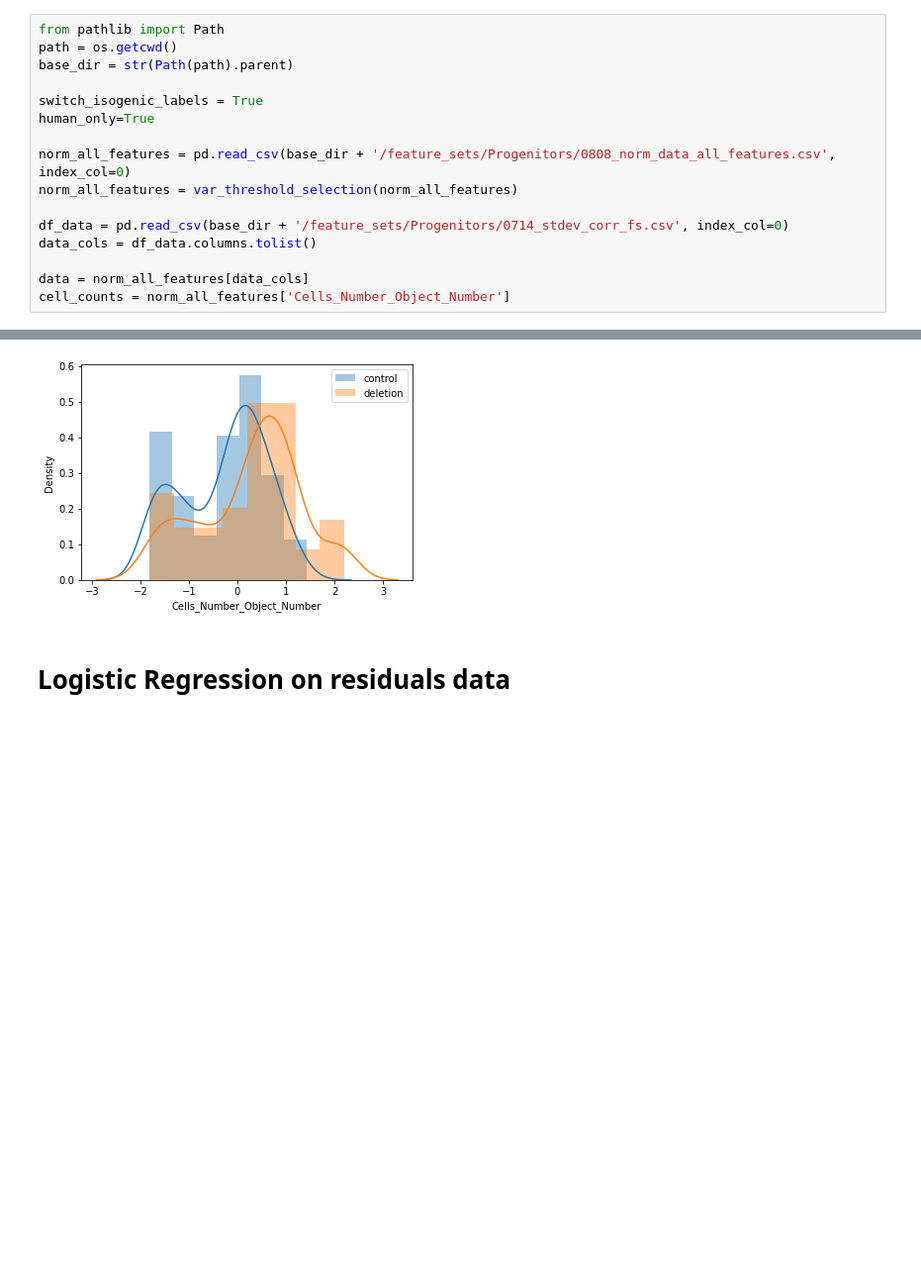
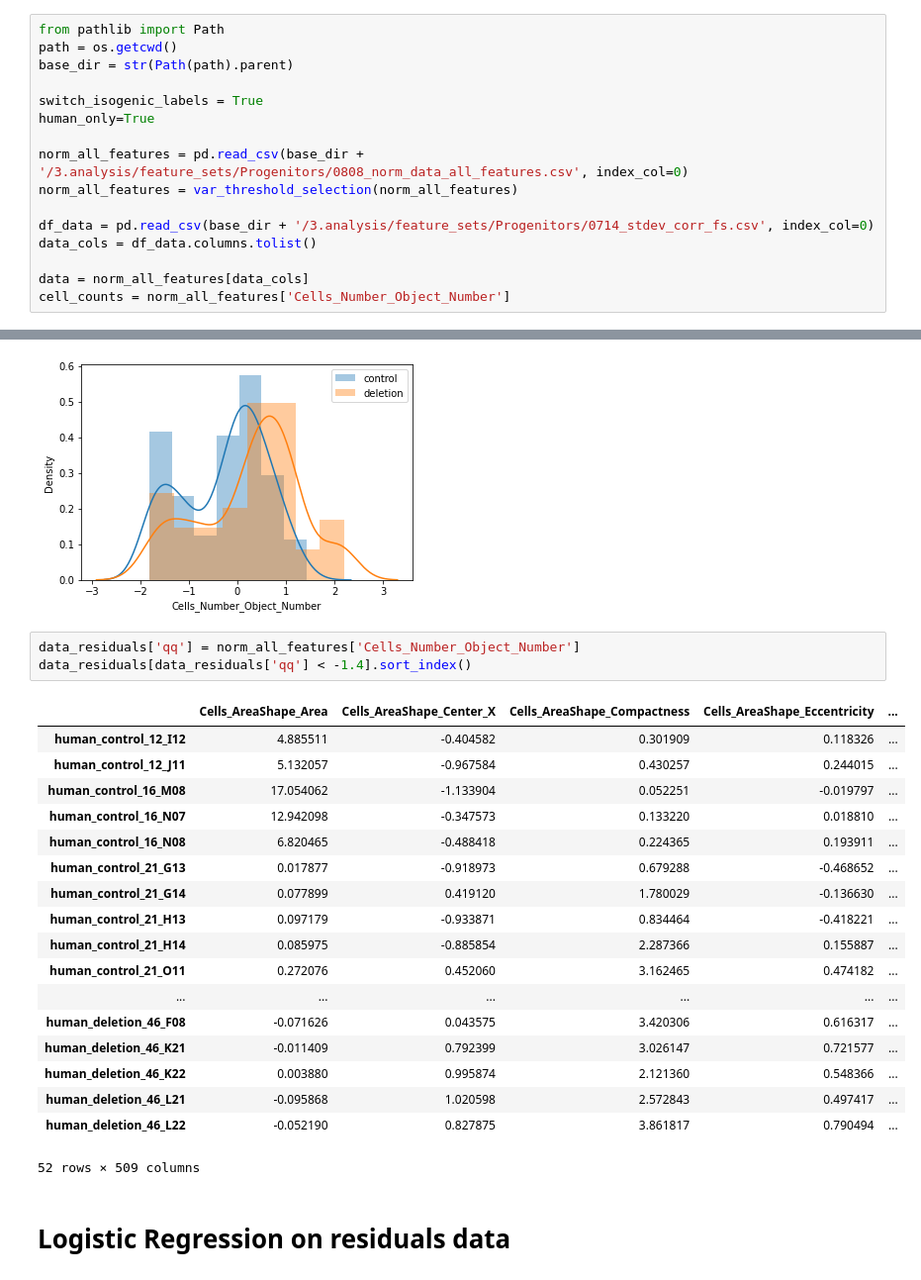
Before and after one commit to broadinstitute/NeuroPainting, a Jupyter notebook: 3.analysis/Progenitors_04_regressing_out_cell_count.ipynb, the cells around one changed output, grey strips where cells are left out. Shown at 99% size. Cells and saved outputs as stored; diff of their text form; blank space fills up the shorter version.

```diff
--- a/3.analysis/Progenitors_04_regressing_out_cell_count.ipynb
+++ b/3.analysis/Progenitors_04_regressing_out_cell_count.ipynb
@@ -40,10 +40,10 @@ base_dir = str(Path(path).parent)
 switch_isogenic_labels = True
 human_only=True
 
-norm_all_features = pd.read_csv(base_dir + '/feature_sets/Progenitors/0808_norm_data_all_features.csv', index_col=0)
+norm_all_features = pd.read_csv(base_dir + '/3.analysis/feature_sets/Progenitors/0808_norm_data_all_features.csv', index_col=0)
 norm_all_features = var_threshold_selection(norm_all_features)
 
-df_data = pd.read_csv(base_dir + '/feature_sets/Progenitors/0714_stdev_corr_fs.csv', index_col=0)
+df_data = pd.read_csv(base_dir + '/3.analysis/feature_sets/Progenitors/0714_stdev_corr_fs.csv', index_col=0)
 data_cols = df_data.columns.tolist()
 
 data = norm_all_features[data_cols]
@@ -93,6 +93,28 @@ plt.legend()
 plt.show()
 # %% [output]
 [figure]
+# %%
+data_residuals['qq'] = norm_all_features['Cells_Number_Object_Number']
+data_residuals[data_residuals['qq'] < -1.4].sort_index()
+# %% [output]
+|  | Cells_AreaShape_Area | Cells_AreaShape_Center_X | Cells_AreaShape_Compactness | Cells_AreaShape_Eccentricity | ... |
+| human_control_12_I12 | 4.885511 | -0.404582 | 0.301909 | 0.118326 | ... |
+| human_control_12_J11 | 5.132057 | -0.967584 | 0.430257 | 0.244015 | ... |
+| human_control_16_M08 | 17.054062 | -1.133904 | 0.052251 | -0.019797 | ... |
+| human_control_16_N07 | 12.942098 | -0.347573 | 0.133220 | 0.018810 | ... |
+| human_control_16_N08 | 6.820465 | -0.488418 | 0.224365 | 0.193911 | ... |
+| human_control_21_G13 | 0.017877 | -0.918973 | 0.679288 | -0.468652 | ... |
+| human_control_21_G14 | 0.077899 | 0.419120 | 1.780029 | -0.136630 | ... |
+| human_control_21_H13 | 0.097179 | -0.933871 | 0.834464 | -0.418221 | ... |
+| human_control_21_H14 | 0.085975 | -0.885854 | 2.287366 | 0.155887 | ... |
+| human_control_21_O11 | 0.272076 | 0.452060 | 3.162465 | 0.474182 | ... |
+| ... | ... | ... | ... | ... | ... |
+| human_deletion_46_F08 | -0.071626 | 0.043575 | 3.420306 | 0.616317 | ... |
+| human_deletion_46_K21 | -0.011409 | 0.792399 | 3.026147 | 0.721577 | ... |
+| human_deletion_46_K22 | 0.003880 | 0.995874 | 2.121360 | 0.548366 | ... |
+| human_deletion_46_L21 | -0.095868 | 1.020598 | 2.572843 | 0.497417 | ... |
+| human_deletion_46_L22 | -0.052190 | 0.827875 | 3.861817 | 0.790494 | ... |
+52 rows × 509 columns
 # %% [markdown]
 # Logistic Regression on residuals data
 # %%
```
Also changed, not shown: parts of 7 cells of this notebook, 6 other files.
